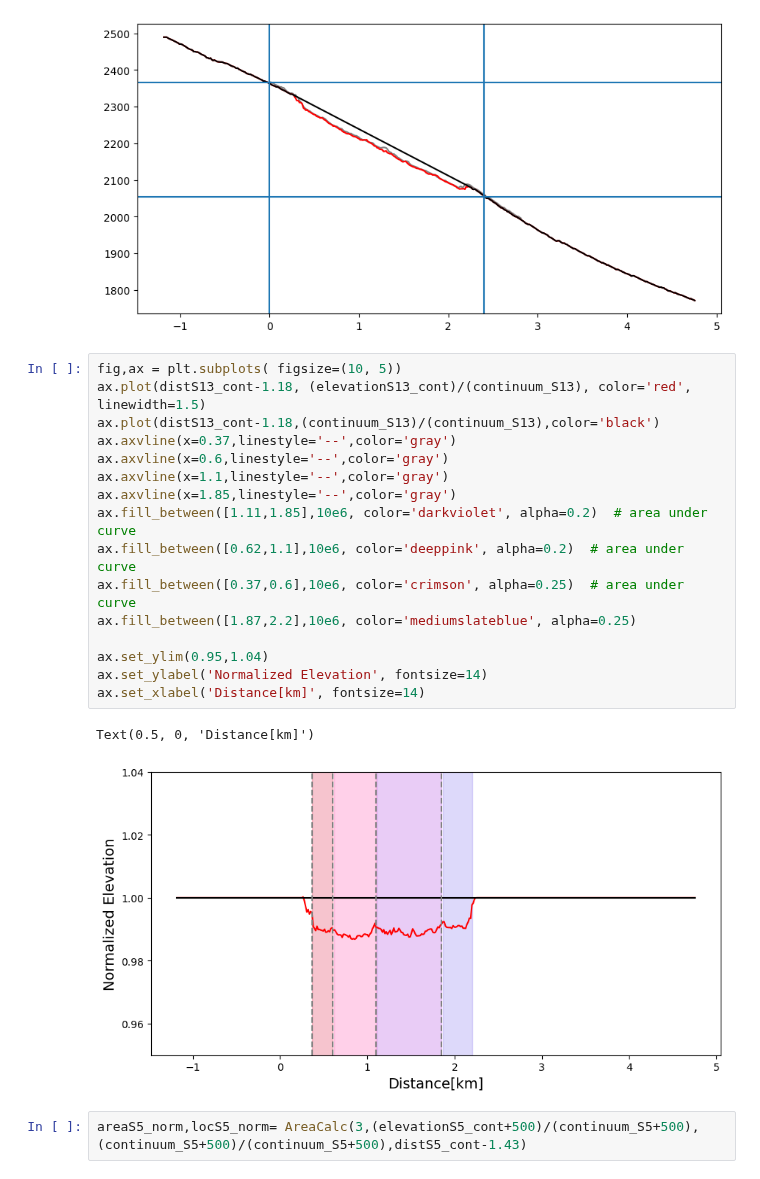
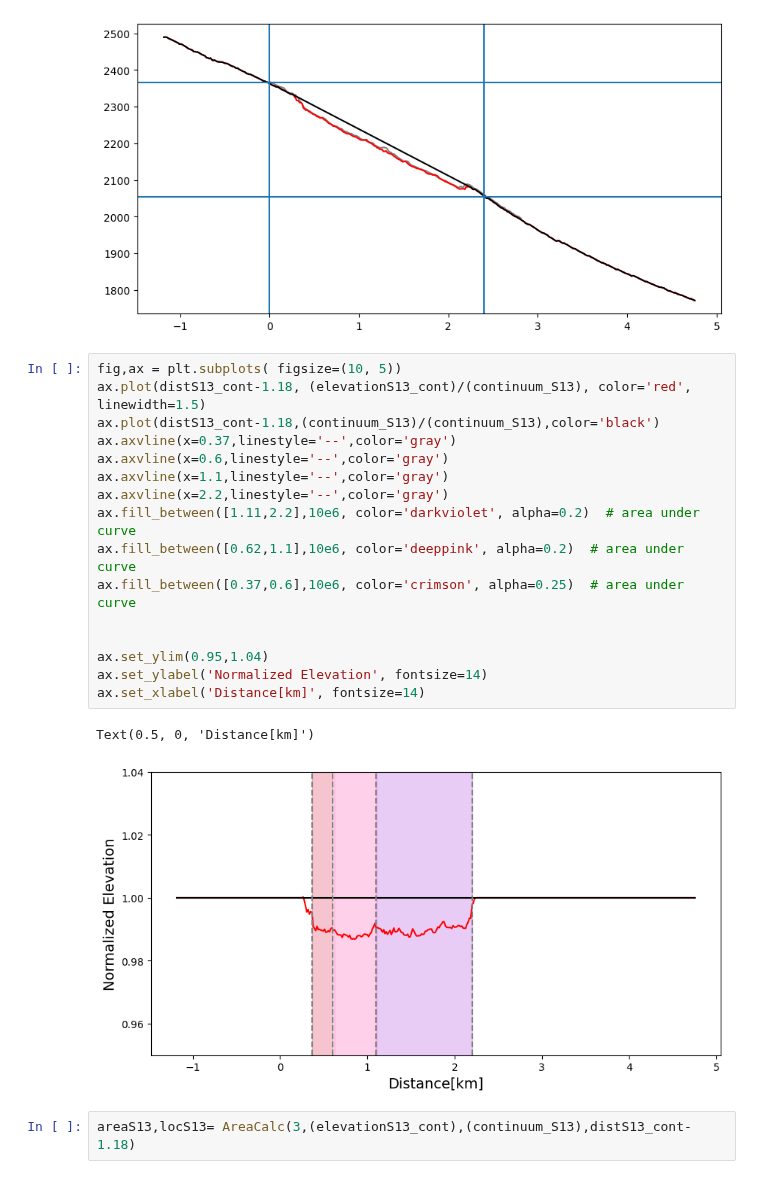
Before and after one commit to lsperezm/Martian_Icy_Scarps, a Jupyter notebook: Code/New_Scarps.ipynb, the cells around one changed output. Saved outputs shown, nothing was run; the diff lists cells and outputs as text.

```diff
--- a/Code/New_Scarps.ipynb
+++ b/Code/New_Scarps.ipynb
@@ -2267,21 +2267,21 @@ ax.axvline(x=0)
 # %%
 fig,ax = plt.subplots( figsize=(10, 5))
 ax.plot(distS13_cont-1.18, (elevationS13_cont)/(continuum_S13), color='red', linewidth=1.5)
 ax.plot(distS13_cont-1.18,(continuum_S13)/(continuum_S13),color='black')
 ax.axvline(x=0.37,linestyle='--',color='gray')
 ax.axvline(x=0.6,linestyle='--',color='gray')
 ax.axvline(x=1.1,linestyle='--',color='gray')
-ax.axvline(x=1.85,linestyle='--',color='gray')
-ax.fill_between([1.11,1.85],10e6, color='darkviolet', alpha=0.2)  # area under curve
+ax.axvline(x=2.2,linestyle='--',color='gray')
+ax.fill_between([1.11,2.2],10e6, color='darkviolet', alpha=0.2)  # area under curve
 ax.fill_between([0.62,1.1],10e6, color='deeppink', alpha=0.2)  # area under curve
 ax.fill_between([0.37,0.6],10e6, color='crimson', alpha=0.25)  # area under curve
-ax.fill_between([1.87,2.2],10e6, color='mediumslateblue', alpha=0.25)
+
 
 ax.set_ylim(0.95,1.04)
 ax.set_ylabel('Normalized Elevation', fontsize=14)
 ax.set_xlabel('Distance[km]', fontsize=14)
 # %% [output]
 Text(0.5, 0, 'Distance[km]')
-[figure, old version]
+[figure, new version]
 # %%
-areaS5_norm,locS5_norm= AreaCalc(3,(elevationS5_cont+500)/(continuum_S5+500),(continuum_S5+500)/(continuum_S5+500),distS5_cont-1.43)
+areaS13,locS13= AreaCalc(3,(elevationS13_cont),(continuum_S13),distS13_cont-1.18)
```
Also changed, not shown: parts of 1 cell of this notebook, 5 other files.
